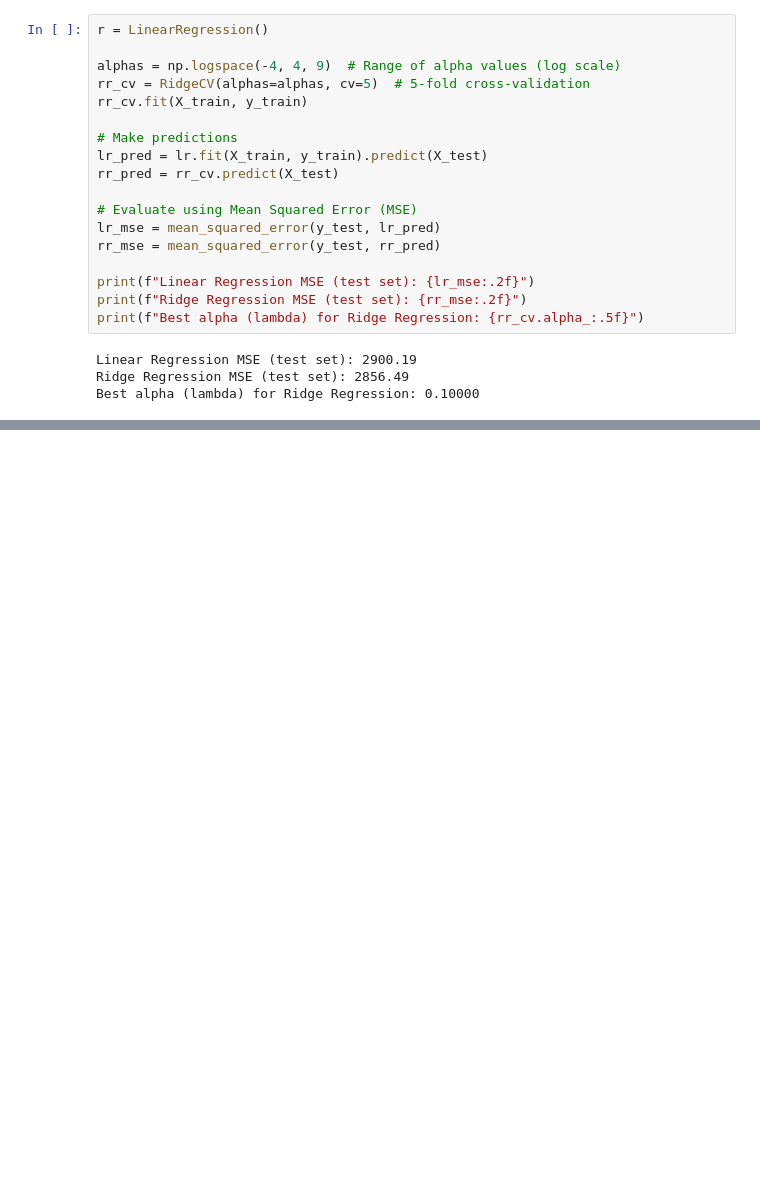
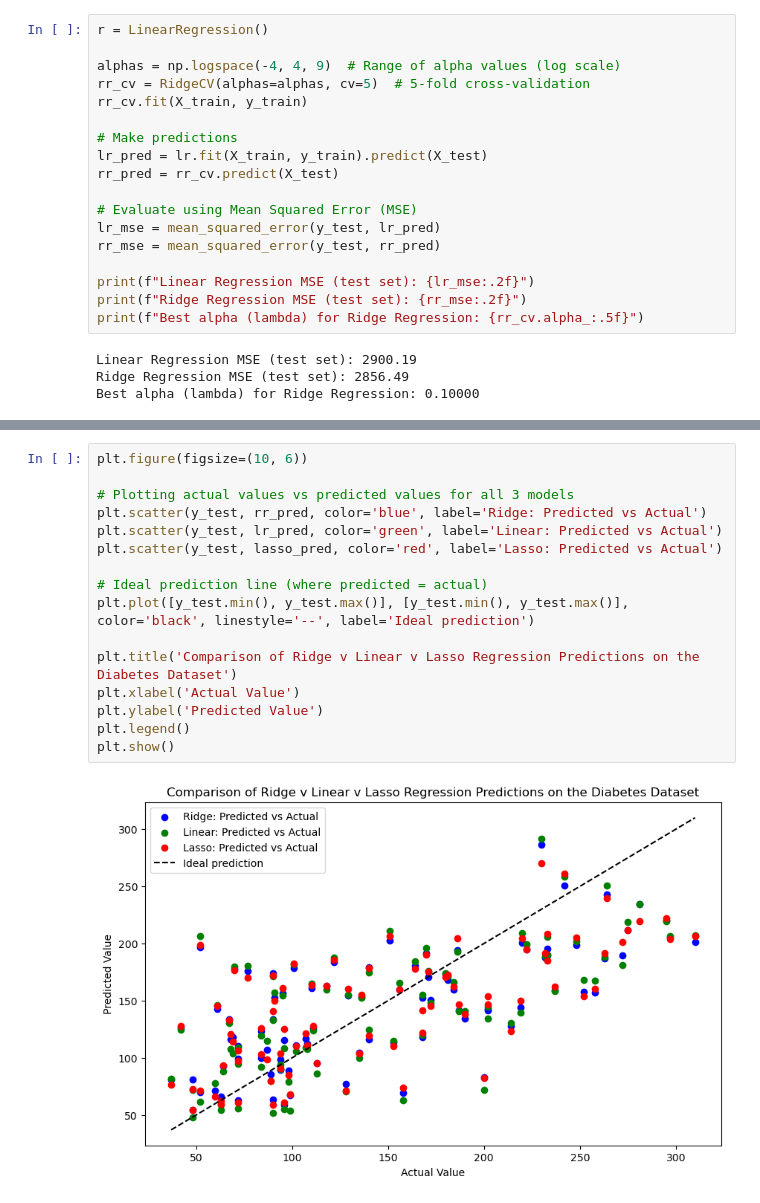
Before and after one commit to keithmmc/machinelearning, a Jupyter notebook: genarliaztion.ipynb, the cells around one changed output, grey strips where cells are left out. Drawn from its saved outputs; the diff is of its cells as text; blank space fills up the shorter version.

```diff
--- a/genarliaztion.ipynb
+++ b/genarliaztion.ipynb
@@ -110,0 +181,18 @@ Best alpha (lambda) for Ridge Regression: 0.10000
+# %%
+plt.figure(figsize=(10, 6))
+
+# Plotting actual values vs predicted values for all 3 models
+plt.scatter(y_test, rr_pred, color='blue', label='Ridge: Predicted vs Actual')
+plt.scatter(y_test, lr_pred, color='green', label='Linear: Predicted vs Actual')
+plt.scatter(y_test, lasso_pred, color='red', label='Lasso: Predicted vs Actual')
+
+# Ideal prediction line (where predicted = actual)
+plt.plot([y_test.min(), y_test.max()], [y_test.min(), y_test.max()], color='black', linestyle='--', label='Ideal prediction')
+
+plt.title('Comparison of Ridge v Linear v Lasso Regression Predictions on the Diabetes Dataset')
+plt.xlabel('Actual Value')
+plt.ylabel('Predicted Value')
+plt.legend()
+plt.show()
+# %% [output]
+[figure, added]
```
Also changed, not shown: parts of 5 cells of this notebook.
